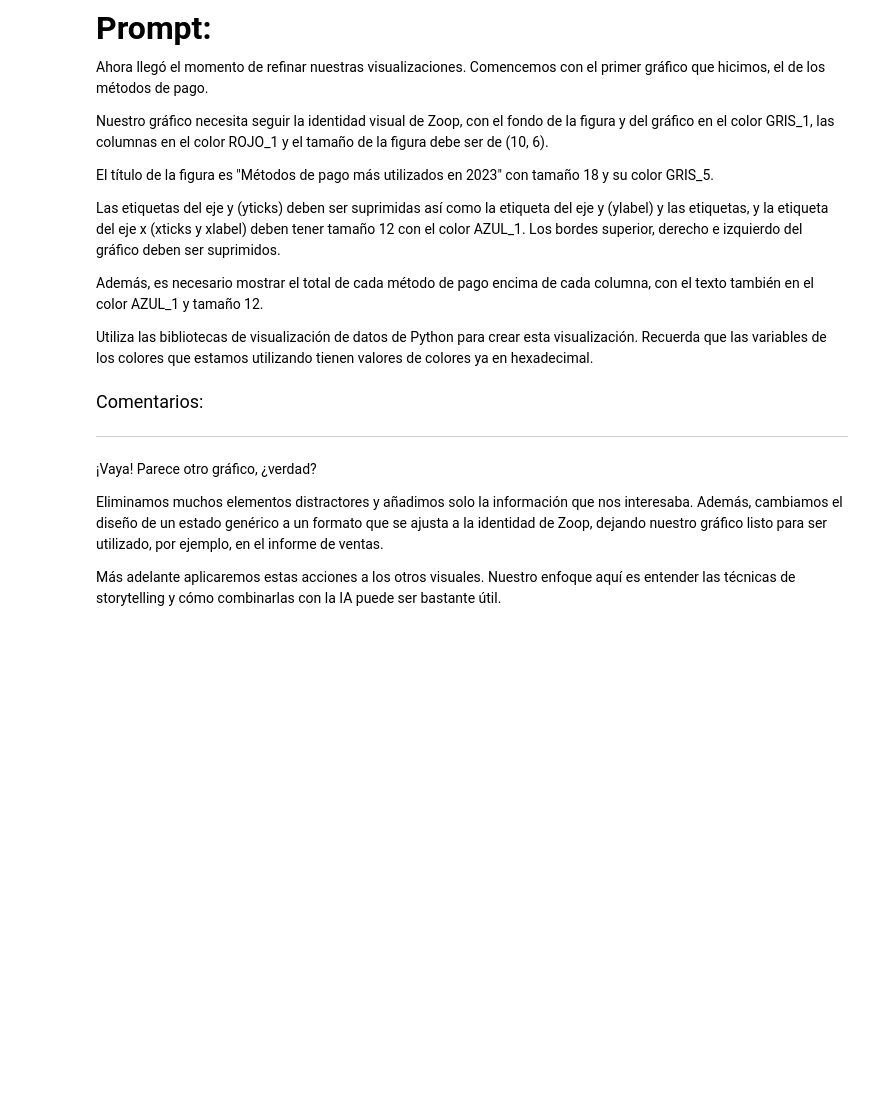
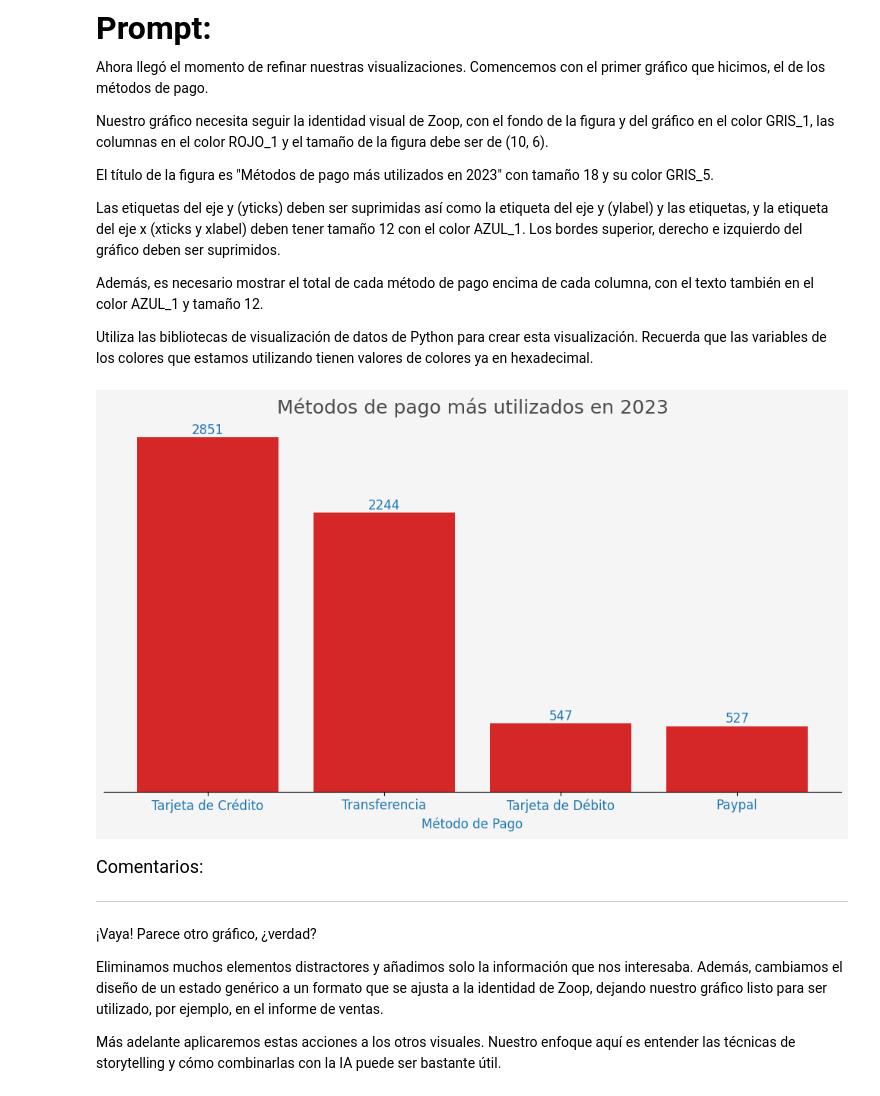
Before and after one commit to Goyo0117970/IA-en-la-ciencia-de-datos, a Jupyter notebook: IA_aplicada_a_ciencia_de_datos.ipynb, the cells around one changed output. Drawn from its saved outputs; the diff is of its cells as text; code cells hidden in the pictures; blank space fills up the shorter version.

```diff
--- a/IA_aplicada_a_ciencia_de_datos.ipynb
+++ b/IA_aplicada_a_ciencia_de_datos.ipynb
@@ -941,6 +957,55 @@ Las etiquetas del eje y (yticks) deben ser suprimidas así como la etiqueta del
 Además, es necesario mostrar el total de cada método de pago encima de cada columna, con el texto también en el color AZUL_1 y tamaño 12.
 
 Utiliza las bibliotecas de visualización de datos de Python para crear esta visualización. Recuerda que las variables de los colores que estamos utilizando tienen valores de colores ya en hexadecimal.
+# %%
+GRIS_1 = '#f5f5f5'
+GRIS_5 = '#4a4a4a'
+ROJO_1 = '#d62728'
+AZUL_1 = '#1f77b4'
+
+# Crear tabla con recuento de métodos de pago
+metodos_de_pago = df['metodo_pago'].value_counts()
+
+# Crear gráfico
+fig, ax = plt.subplots(figsize=(10, 6))
+fig.patch.set_facecolor(GRIS_1)  # Fondo de la figura
+ax.set_facecolor(GRIS_1)         # Fondo del gráfico
+
+# Barras
+bars = ax.bar(metodos_de_pago.index, metodos_de_pago.values, color=ROJO_1)
+
+# Título
+ax.set_title('Métodos de pago más utilizados en 2023', fontsize=18, color=GRIS_5)
+
+# Eje X
+ax.set_xlabel('Método de Pago', fontsize=12, color=AZUL_1)
+ax.set_xticklabels(metodos_de_pago.index, fontsize=12, color=AZUL_1)
+
+# Eje Y (ocultar)
+ax.set_ylabel('')
+ax.set_yticks([])
+
+# Quitar bordes superior, derecho e izquierdo
+for spine in ['top', 'right', 'left']:
+    ax.spines[spine].set_visible(False)
+
+# Anotaciones (valores encima de cada barra)
+for bar in bars:
+    altura = bar.get_height()
+    ax.text(
+        bar.get_x() + bar.get_width() / 2,
+        altura + 1,  # separación sobre la barra
+        f'{int(altura)}',
+        ha='center',
+        va='bottom',
+        fontsize=12,
+        color=AZUL_1
+    )
+
+plt.tight_layout()
+plt.show()
+# %% [output]
+[figure, added]
 # %% [markdown]
 <font color="7b71ff" size=4> Comentarios: </font>
 
```
Also changed, not shown: parts of 5 cells of this notebook.
